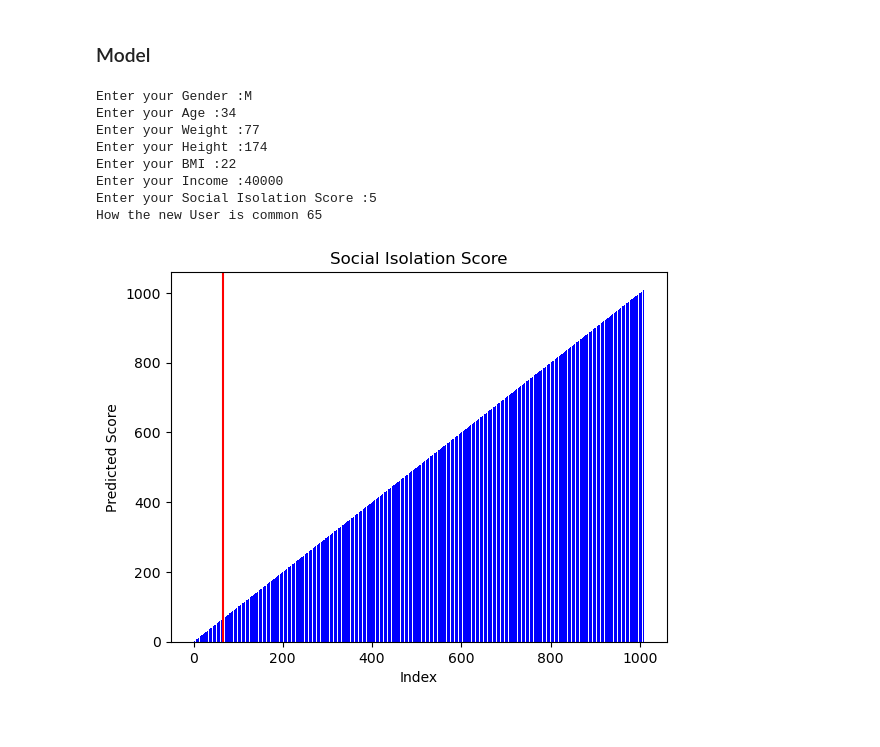
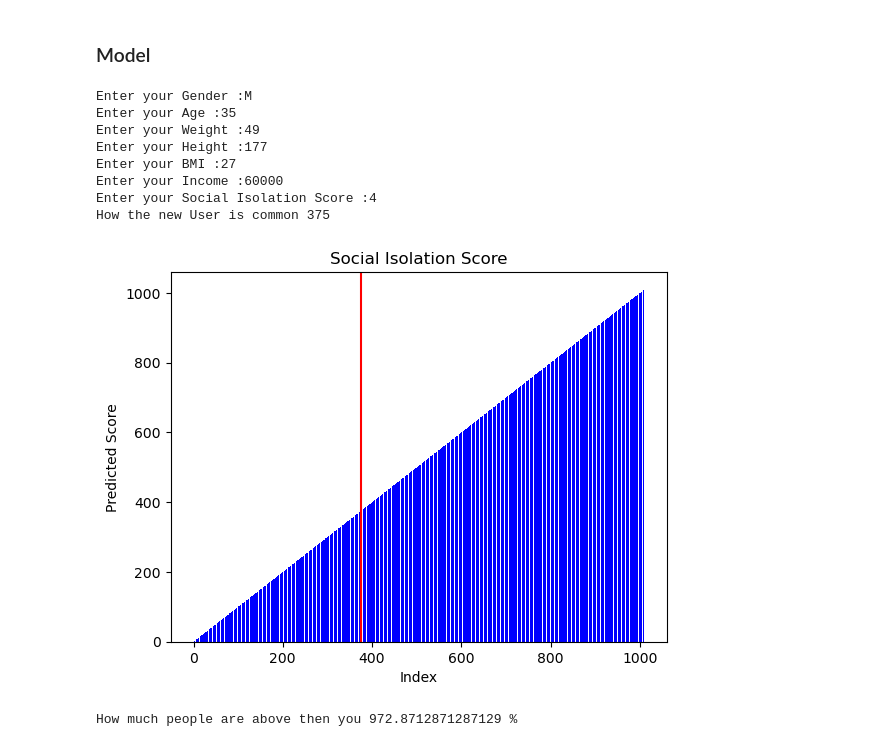
Before and after one commit to ShamZee/How-common-a-men-is, a Jupyter notebook: Common_Men.ipynb, the cells around one changed output. Drawn from its saved outputs; the diff is of its cells as text; code cells hidden in the pictures.

```diff
--- a/Common_Men.ipynb
+++ b/Common_Men.ipynb
@@ -155,38 +155,46 @@ new_user = [[gen,ag,we,he,bm,inc,sis]]
 new_user_df = pd.DataFrame(new_user, columns=['Gender', 'Age', 'Weight(kg)', 'Height(cm)', 'BMI', 'Income($)', 'Social Isolation Score'])
 
 # apply label encoding and feature scaling to new user data
 new_user_df['Gender'] = le.transform(new_user_df['Gender'])
 new_user_df[['Gender','Age', 'Weight(kg)', 'Height(cm)', 'BMI', 'Income($)', 'Social Isolation Score']] = scaler.transform(new_user_df[['Gender','Age', 'Weight(kg)', 'Height(cm)', 'BMI', 'Income($)', 'Social Isolation Score']])
 
 # predict social isolation score for new user
 index_prediction = model.predict(new_user_df)
 
 print("How the new User is common", index_prediction[0])
 
 
 # ------------------------------------------------------------------
 
 # create a bar chart showing the predicted class for the new user
 plt.bar(df.index,y, color='b')
 # plt.bar([len(df)], [index_prediction[0]], color='r')
 
 # set plot properties
 plt.title('Social Isolation Score')
 plt.xlabel('Index')
 plt.ylabel('Predicted Score')
 # plt.xticks(np.append(df.index, len(df)))
 
 # add a vertical red line at the position of the new user index
 plt.axvline(x=[index_prediction[0]], color='r')
 
 plt.show()
+
+# -------------------------------------------------------------
+
+
+percentage = ([index_prediction[0]][0] ) / len(df) * 100
+common_men = len(df)-percentage
+print('How much people are above then you',common_men,'%')
 # %% [output]
 Enter your Gender :M
-Enter your Age :34
-Enter your Weight :77
-Enter your Height :174
-Enter your BMI :22
-Enter your Income :40000
-Enter your Social Isolation Score :5
-How the new User is common 65
+Enter your Age :35
+Enter your Weight :49
+Enter your Height :177
+Enter your BMI :27
+Enter your Income :60000
+Enter your Social Isolation Score :4
+How the new User is common 375
-[figure, old version]
+[figure, new version]
+How much people are above then you 972.8712871287129 %
```
Also changed, not shown: parts of 1 cell of this notebook.
